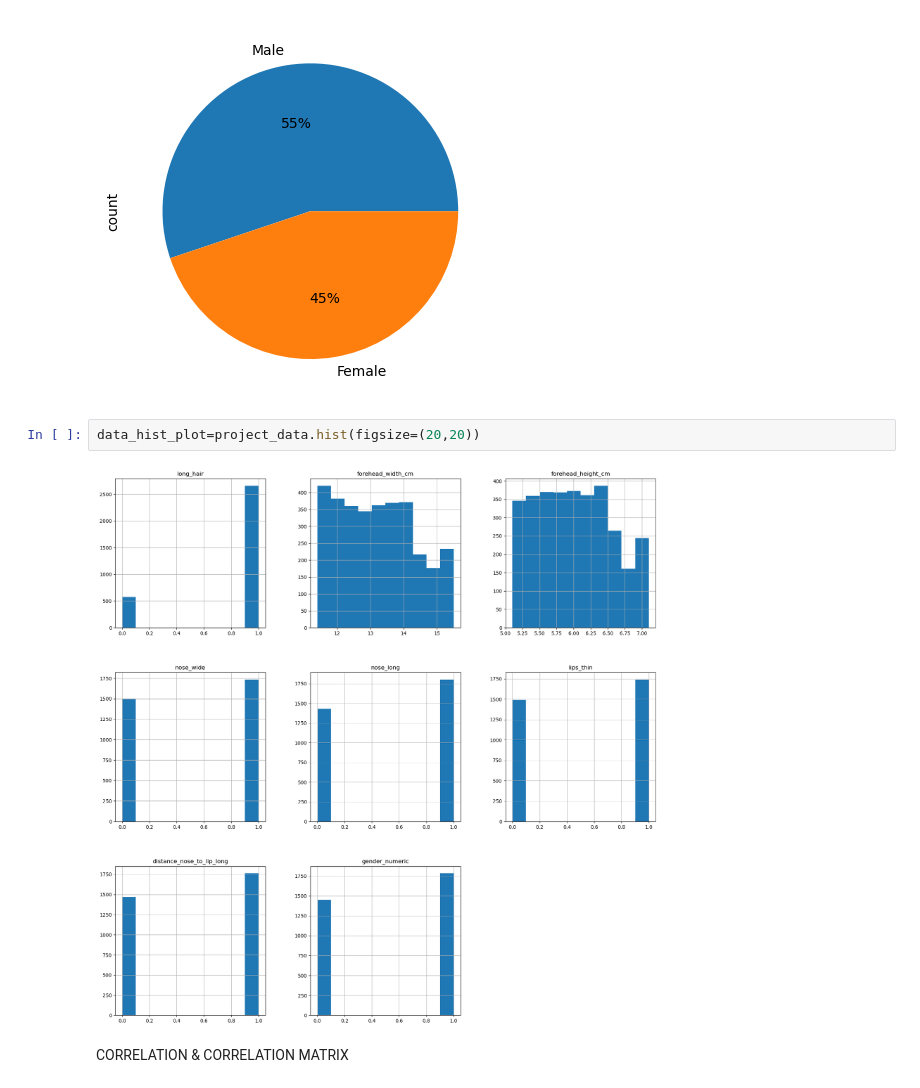
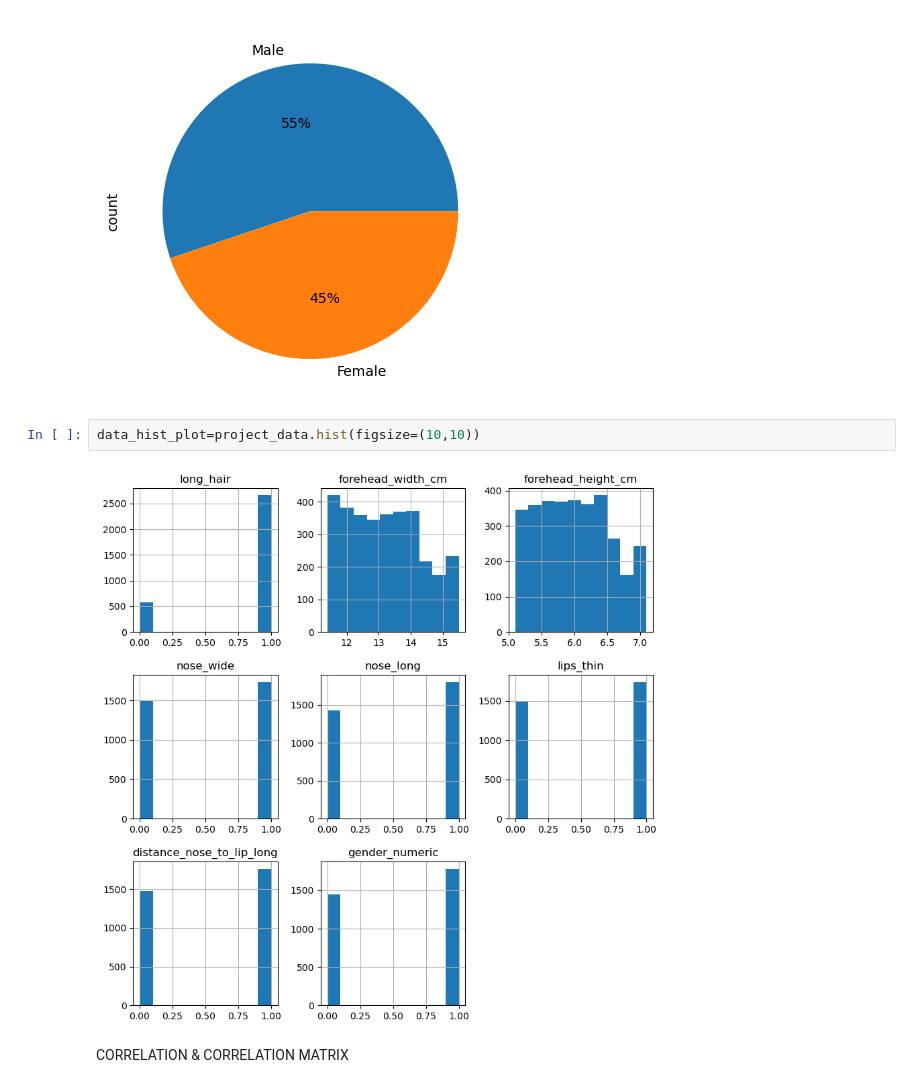
Before and after one commit to RachanaMaskey/Gender-Classification, a Jupyter notebook: classification.ipynb, the cells around one changed output. Cells and saved outputs as stored; diff of their text form.

```diff
--- a/classification.ipynb
+++ b/classification.ipynb
@@ -205,9 +206,9 @@ project_data['gender_numeric'].value_counts().plot(kind="pie",autopct='%1.0f%%'
 <Axes: ylabel='count'>
 [figure]
 # %%
-data_hist_plot=project_data.hist(figsize=(20,20))
+data_hist_plot=project_data.hist(figsize=(10,10))
 # %% [output]
-[figure, old version]
+[figure, new version]
 # %% [markdown]
 CORRELATION & CORRELATION MATRIX
 # %%
```
Also changed, not shown: parts of 22 cells of this notebook.
